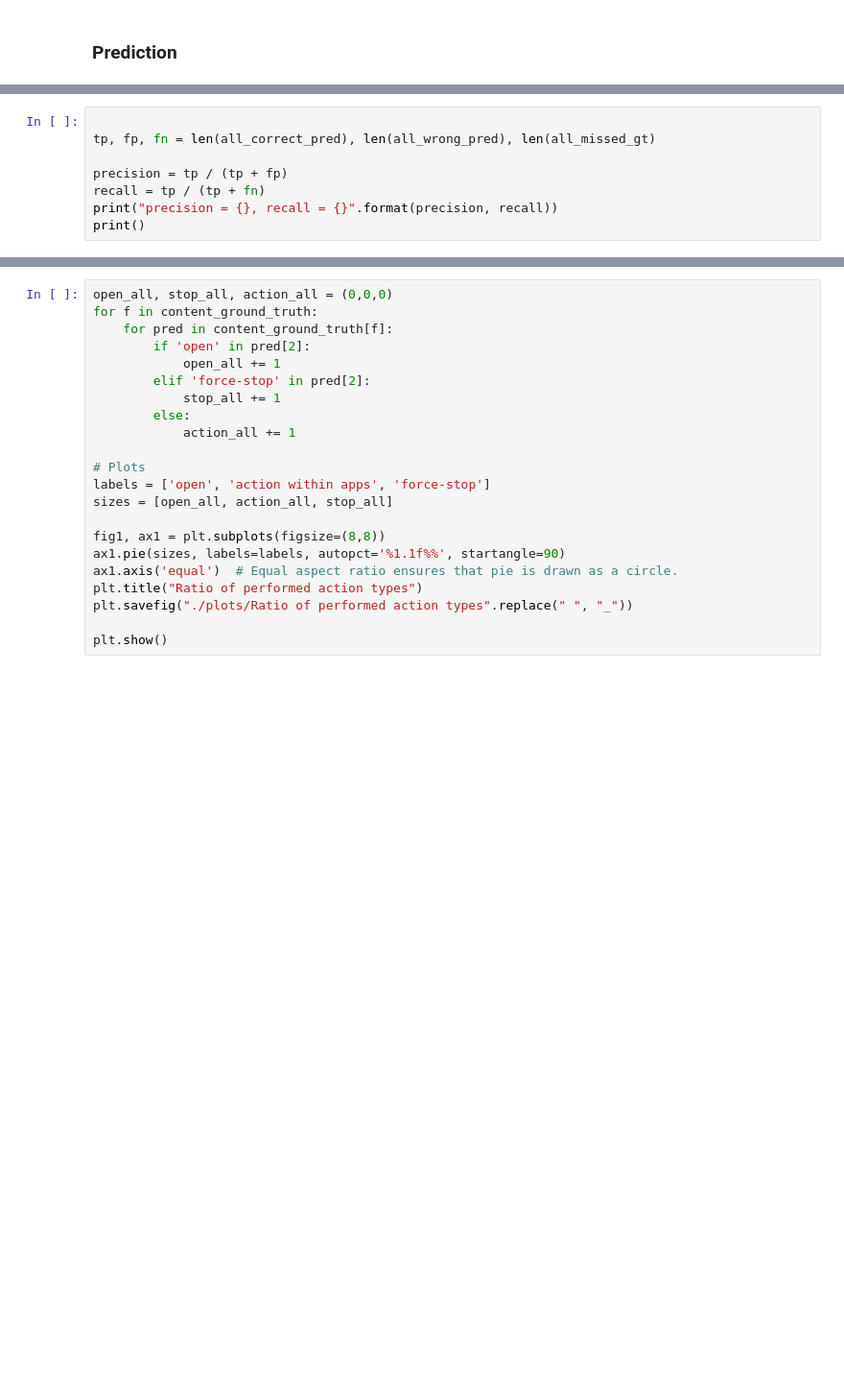
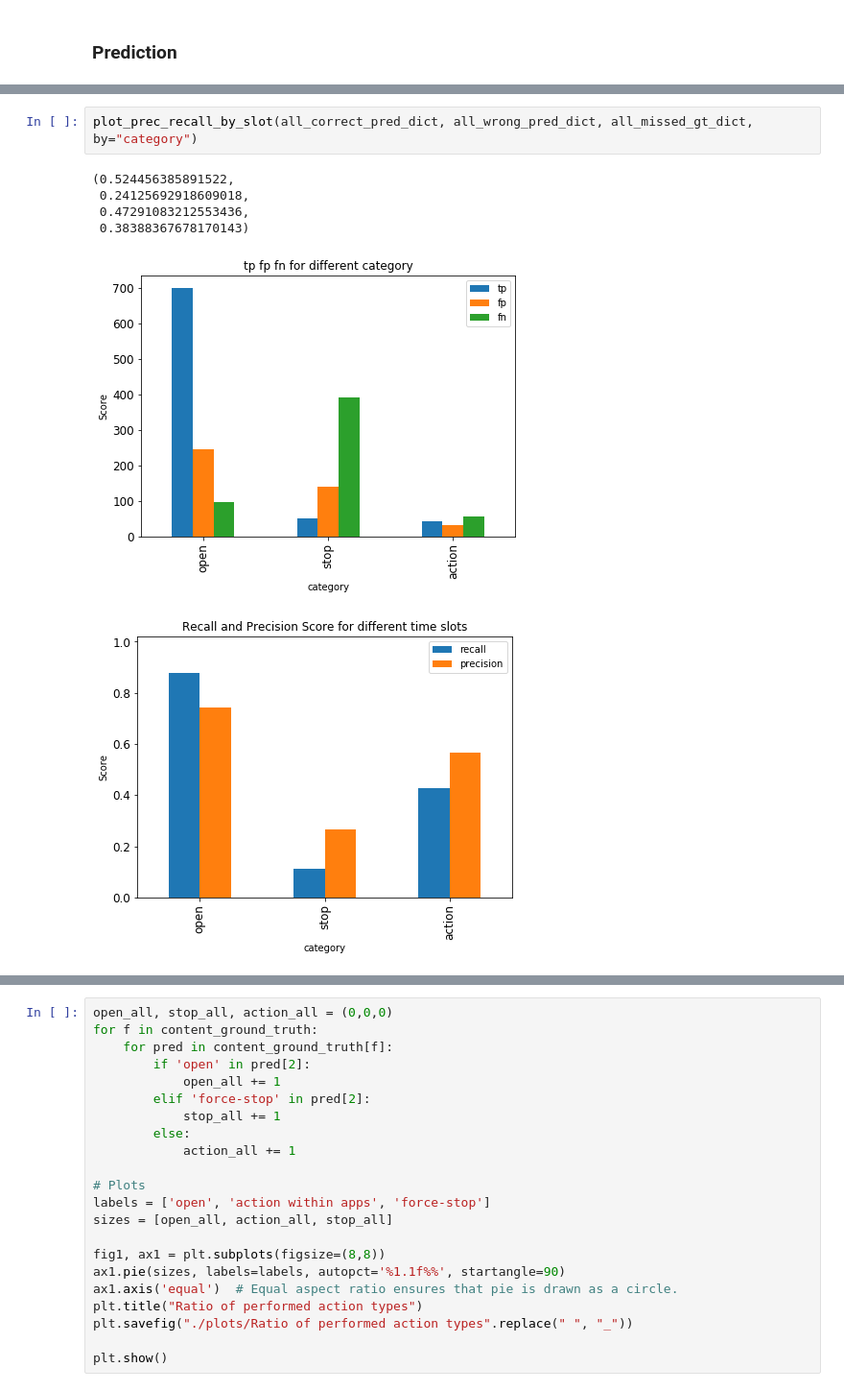
Before and after one commit to alex35469/Traffic-Analysis-on-wearables, a Jupyter notebook: Classification/Longrun identification.ipynb, the cells around one changed output, grey strips where cells are left out. Shown: that part at 96% size. Cells and saved outputs as stored; diff of their text form; blank space fills up the shorter version.

```diff
--- a/Classification/Longrun identification.ipynb
+++ b/Classification/Longrun identification.ipynb
@@ -1609,8 +1815,0 @@ precision = 0.8888888888888888, recall = 0.6666666666666666
-# %%
-
-tp, fp, fn = len(all_correct_pred), len(all_wrong_pred), len(all_missed_gt)
-
-precision = tp / (tp + fp)
-recall = tp / (tp + fn)
-print("precision = {}, recall = {}".format(precision, recall))
-print()
@@ -1622 +1878,10 @@ precision = 0.6420047732696897, recall = 0.604494382022472
+# %%
+plot_prec_recall_by_slot(all_correct_pred_dict, all_wrong_pred_dict, all_missed_gt_dict, by="category")
+# %% [output]
+(0.524456385891522,
+ 0.24125692918609018,
+ 0.47291083212553436,
+ 0.38388367678170143)
+[figure, added]
+[figure, added]
 # %%
```
Also changed, not shown: parts of 78 cells of this notebook.
